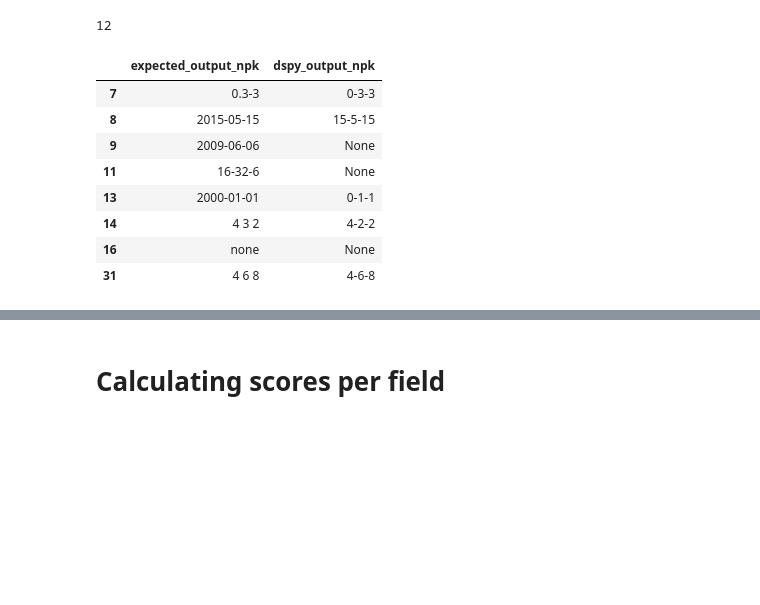
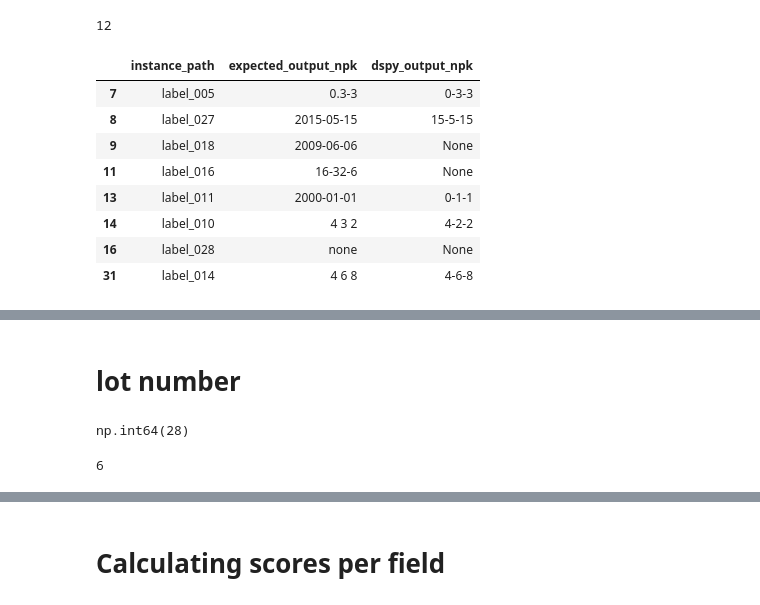
Before and after one commit to ai-cfia/fertiscan-pipeline, a Jupyter notebook: notebooks/metric.ipynb, the cells around one changed output, grey strips where cells are left out. Cells and saved outputs as stored; diff of their text form; code cells hidden in the pictures; blank space fills up the shorter version.

```diff
--- a/notebooks/metric.ipynb
+++ b/notebooks/metric.ipynb
@@ -285,11 +298,11 @@ df = pd.read_csv('test_data_output.csv')
 # %%
-def faltten_jsons(df, json_columns):
+def flatten_jsons(df, json_columns):
     for col in json_columns:
         df[col] = df[col].apply(json.loads)
-        flattened_col1 = pd.json_normalize(df[col])
+        flattened_col1 = pd.json_normalize(df[col], max_level=0)
         df = pd.concat([df, flattened_col1.add_prefix(col + "_")], axis=1)
     return df
 # %%
 df_flatten = df.copy()
 
-df_flatten = faltten_jsons(df_flatten, ['expected_output', 'dspy_output'])
+df_flatten = flatten_jsons(df_flatten, ['expected_output', 'dspy_output'])
@@ -1251,17 +1314,17 @@ len(df_flatten[df_flatten['expected_output_npk'] == df_flatten['dspy_output_npk'
 # %% [output]
 12
 # %%
-df_flatten[(df_flatten['expected_output_npk'] != df_flatten['dspy_output_npk']) & (df_flatten['expected_output_npk'].notna())][['expected_output_npk', 'dspy_output_npk']]
+df_flatten[(df_flatten['expected_output_npk'] != df_flatten['dspy_output_npk']) & (df_flatten['expected_output_npk'].notna())][['instance_path', 'expected_output_npk', 'dspy_output_npk']]
 # %% [output]
-|  | expected_output_npk | dspy_output_npk |
-| 7 | 0.3-3 | 0-3-3 |
-| 8 | 2015-05-15 | 15-5-15 |
-| 9 | 2009-06-06 | None |
-| 11 | 16-32-6 | None |
-| 13 | 2000-01-01 | 0-1-1 |
-| 14 | 4 3 2 | 4-2-2 |
-| 16 | none | None |
-| 31 | 4 6 8 | 4-6-8 |
+|  | instance_path | expected_output_npk | dspy_output_npk |
+| 7 | label_005 | 0.3-3 | 0-3-3 |
+| 8 | label_027 | 2015-05-15 | 15-5-15 |
+| 9 | label_018 | 2009-06-06 | None |
+| 11 | label_016 | 16-32-6 | None |
+| 13 | label_011 | 2000-01-01 | 0-1-1 |
+| 14 | label_010 | 4 3 2 | 4-2-2 |
+| 16 | label_028 | none | None |
+| 31 | label_014 | 4 6 8 | 4-6-8 |
 # %%
 df_flatten.info()
 # %% [output]
@@ -1282,3 +1345,13 @@ Data columns (total 78 columns):
  77  dspy_output_weight_cleaned                        35 non-null     object
 dtypes: float64(8), object(70)
 memory usage: 21.5+ KB
+# %% [markdown]
+# lot number
+# %%
+df_flatten['expected_output_lot_number'].isna().sum()
+# %% [output]
+np.int64(28)
+# %%
+len(df_flatten[df_flatten['expected_output_lot_number'] == df_flatten['dspy_output_lot_number']])
+# %% [output]
+6
```
Also changed, not shown: parts of 41 cells of this notebook.
